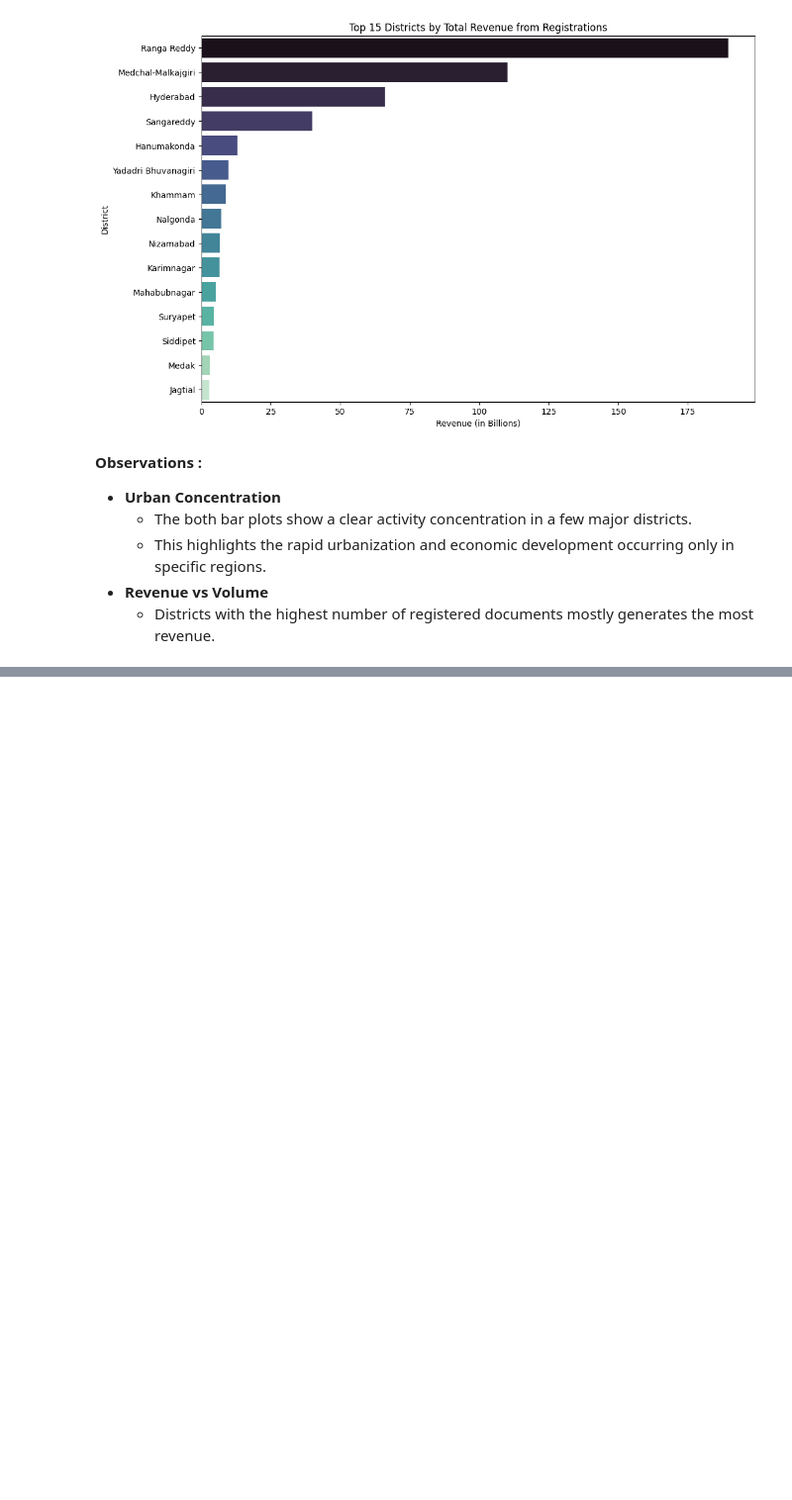
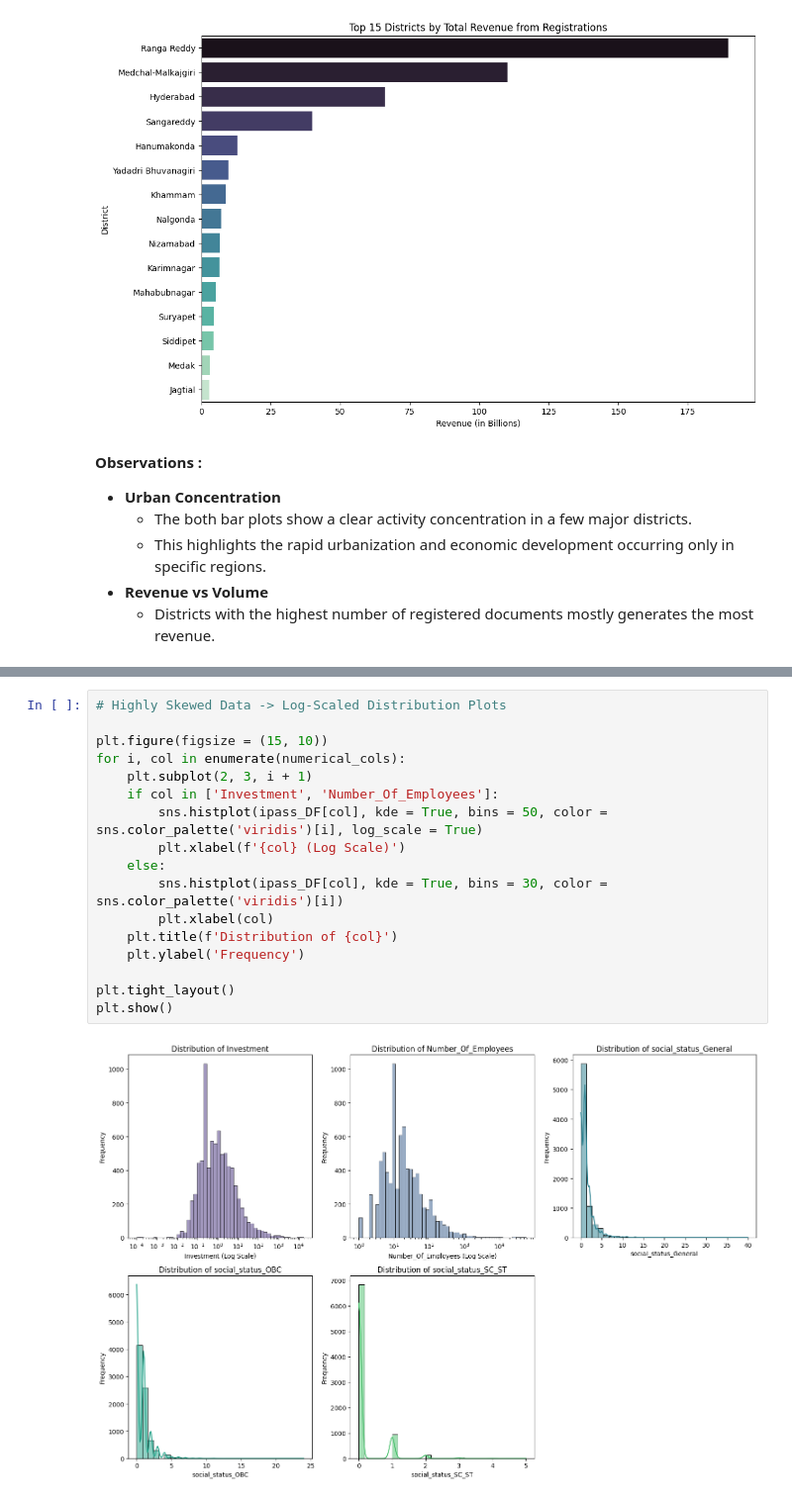
Before and after one commit to jishnukoliyadan/Telangana-Inclusive-Growth-Analysis, a Jupyter notebook: 04_Exploratory_Data_Analysis.ipynb, the cells around one changed output, grey strips where cells are left out. Shown at 99% size. Cells and saved outputs as stored; diff of their text form; blank space fills up the shorter version.

```diff
--- a/04_Exploratory_Data_Analysis.ipynb
+++ b/04_Exploratory_Data_Analysis.ipynb
@@ -511,0 +648,19 @@ plt.show()
+# %%
+# Highly Skewed Data -> Log-Scaled Distribution Plots
+
+plt.figure(figsize = (15, 10))
+for i, col in enumerate(numerical_cols):
+    plt.subplot(2, 3, i + 1)
+    if col in ['Investment', 'Number_Of_Employees']:
+        sns.histplot(ipass_DF[col], kde = True, bins = 50, color = sns.color_palette('viridis')[i], log_scale = True)
+        plt.xlabel(f'{col} (Log Scale)')
+    else:
+        sns.histplot(ipass_DF[col], kde = True, bins = 30, color = sns.color_palette('viridis')[i])
+        plt.xlabel(col)
+    plt.title(f'Distribution of {col}')
+    plt.ylabel('Frequency')
+
+plt.tight_layout()
+plt.show()
+# %% [output]
+[figure, added]
```
Also changed, not shown: parts of 34 cells of this notebook.
